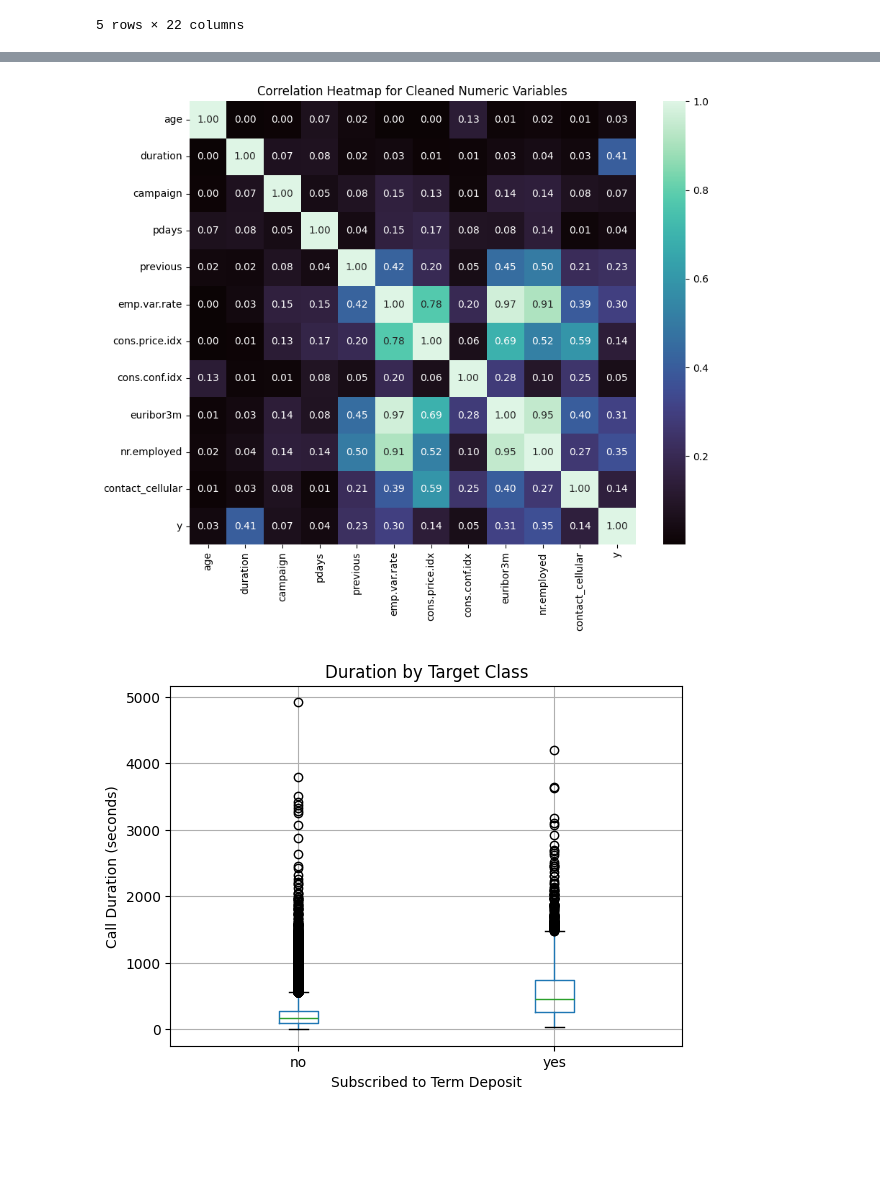
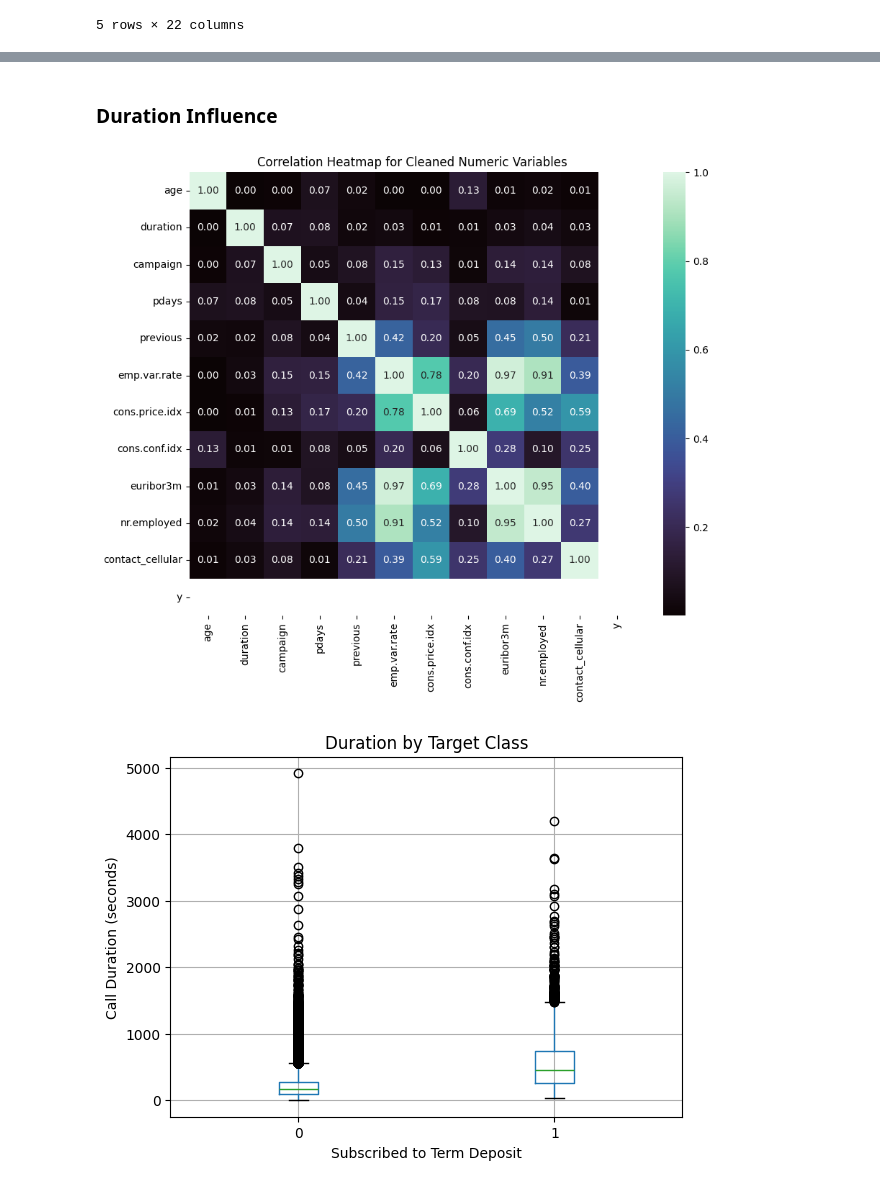
Before and after one commit to Ri-Dearg/adv-an-ca1, a Jupyter notebook: banking.ipynb, the cells around one changed output, grey strips where cells are left out. Cells and saved outputs as stored; diff of their text form; code cells hidden in the pictures; blank space fills up the shorter version.

Commit message:
feat(data): 🧐 preprocess target and categories
formatting, tense changes

```diff
--- a/banking.ipynb
+++ b/banking.ipynb
@@ -328,0 +333,4 @@ df_to_clean.head()
+# %%
+# Change target variable to binary numeric values.
+df_to_clean['y'] = df_to_clean['y'].map({'no': 0, 'yes': 1})
+df_to_clean.head()
@@ -328,0 +345,6 @@ df_to_clean.head()
+# %%
+# Change cellular to boolean values in a new column, then drop the original column.
+df_to_clean = df_to_clean.assign(
+    contact_cellular=df_to_clean['contact'].eq('cellular')
+).drop(columns='contact')
+df_to_clean.head()
@@ -328,0 +359,6 @@ df_to_clean.head()
+# %%
+# Encode category types for SMOTENC.
+clean_categorical_columns = df_to_clean.select_dtypes(
+    exclude=['number', 'bool']
+).columns.tolist()
+clean_categorical_columns
@@ -328,0 +375,5 @@ df_to_clean.head()
+# %%
+# Convert categorical columns to 'category' dtype for memory efficiency and compatibility.
+for col in clean_categorical_columns:
+    df_to_clean[col] = df_to_clean[col].astype("category")
+df_to_clean.dtypes
@@ -329,24 +398,35 @@ df_to_clean.head()
+# %% [markdown]
+### Duration Influence
 # %%
 # turn the values into integers for correlation analysis.
 corr_view = df_to_clean.copy()
 corr_view['contact_cellular'] = corr_view['contact'].eq('cellular').astype(int)
-corr_view['y'] = corr_view['y'].map({'no':0, 'yes':1})
+corr_view['y'] = corr_view['y'].map({'no': 0, 'yes': 1})
 
 # correlation heatmap for numeric variables.
 corr_df = corr_view[
     [
-        'age', 'duration', 'campaign', 'pdays', 'previous',
-        'emp.var.rate', 'cons.price.idx', 'cons.conf.idx',
-        'euribor3m', 'nr.employed', 'contact_cellular', 'y'
+        'age',
+        'duration',
+        'campaign',
+        'pdays',
+        'previous',
+        'emp.var.rate',
+        'cons.price.idx',
+        'cons.conf.idx',
+        'euribor3m',
+        'nr.employed',
+        'contact_cellular',
+        'y',
     ]
 ].corr()
 
 plt.figure(figsize=(10, 8))
 sns.heatmap(np.abs(corr_df), annot=True, fmt='.2f', cmap='mako')
 plt.title('Correlation Heatmap for Cleaned Numeric Variables')
 plt.show()
 # %% [output]
-[figure, old version]
+[figure, new version]
 # %%
 df_to_clean.boxplot(column='duration', by='y')
 plt.title('Duration by Target Class')
@@ -355,7 +435,7 @@ plt.xlabel('Subscribed to Term Deposit')
 plt.ylabel('Call Duration (seconds)')
 plt.show()
 # %% [output]
-[figure, old version]
+[figure, new version]
 # %%
 df_to_clean.groupby('y')['duration'].describe()[['mean', '50%', 'std', 'min', 'max']]
 # %% [output]
```
Also changed, not shown: parts of 12 cells of this notebook.
